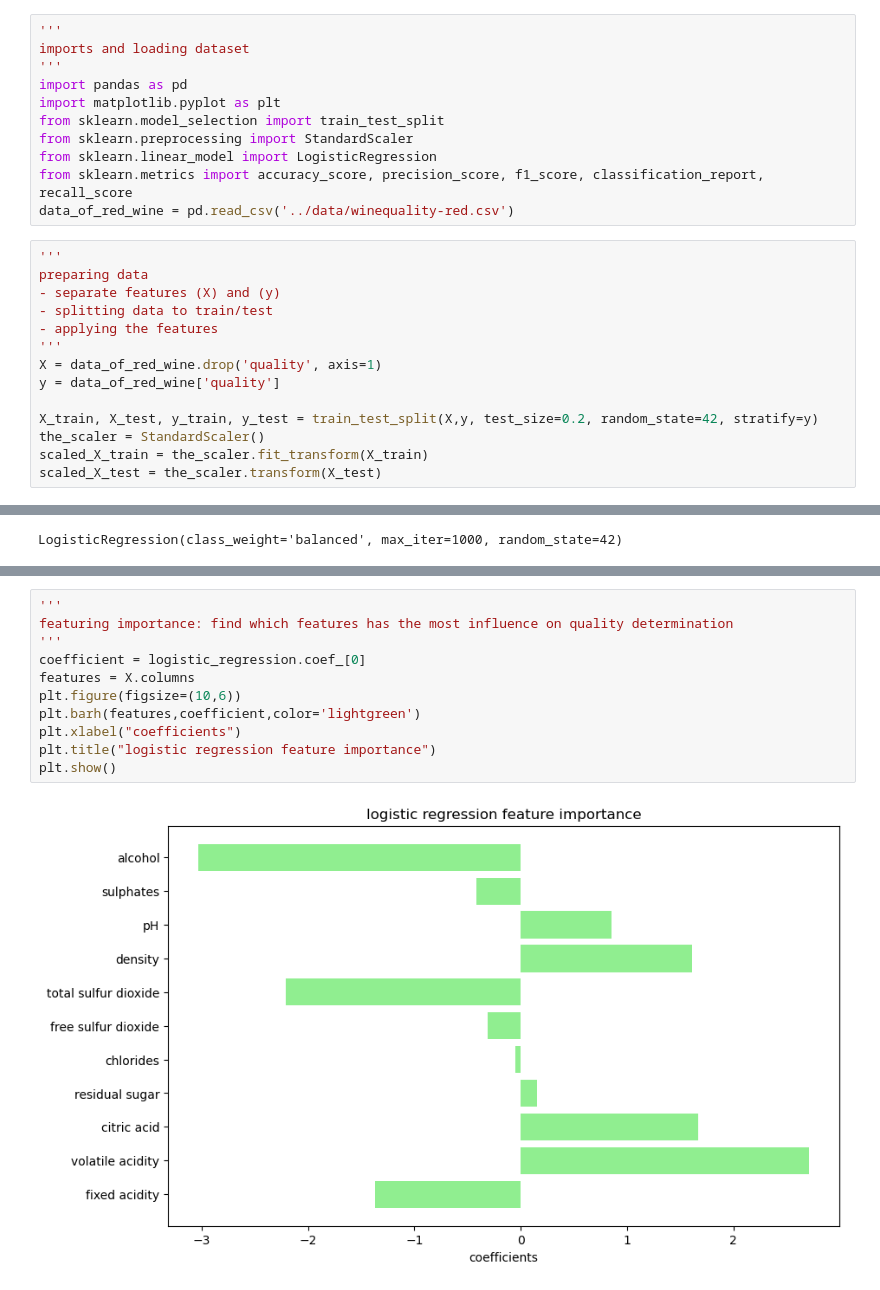
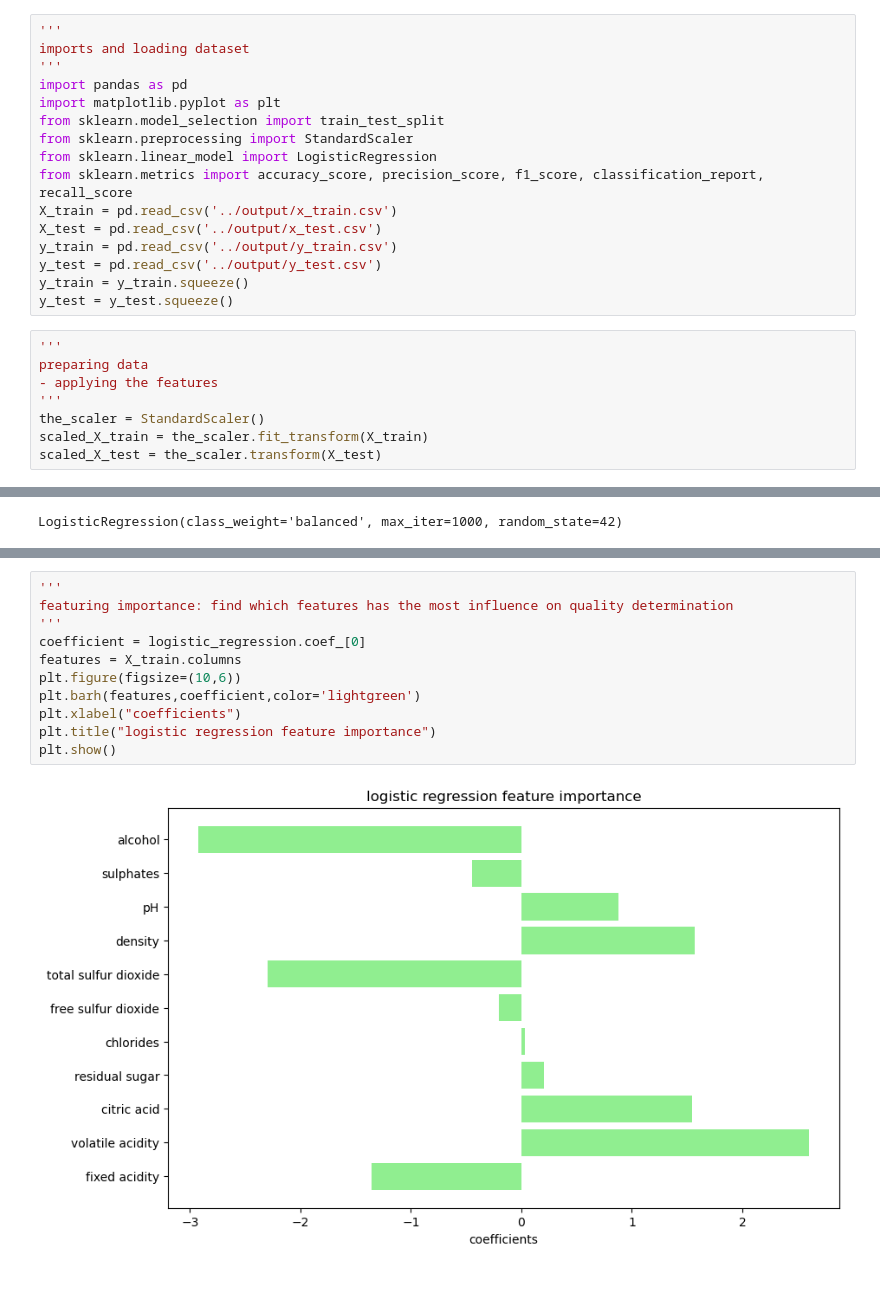
Before and after one commit to luanhoangle05/DATA221_PROJECT_RED_WINE_QUALITY_NEW, a Jupyter notebook: notebooks/02_logistic_regression.ipynb, the cells around one changed output, grey strips where cells are left out. Cells and saved outputs as stored; diff of their text form.

Commit message:
fixed eda and logistic to use new trained and cleaned wine data

```diff
--- a/notebooks/02_logistic_regression.ipynb
+++ b/notebooks/02_logistic_regression.ipynb
@@ -15,18 +15,17 @@ from sklearn.model_selection import train_test_split
 from sklearn.preprocessing import StandardScaler
 from sklearn.linear_model import LogisticRegression
 from sklearn.metrics import accuracy_score, precision_score, f1_score, classification_report, recall_score
-data_of_red_wine = pd.read_csv('../data/winequality-red.csv')
+X_train = pd.read_csv('../output/x_train.csv')
+X_test = pd.read_csv('../output/x_test.csv')
+y_train = pd.read_csv('../output/y_train.csv')
+y_test = pd.read_csv('../output/y_test.csv')
+y_train = y_train.squeeze()
+y_test = y_test.squeeze()
 # %%
 '''
 preparing data
-- separate features (X) and (y)
-- splitting data to train/test
 - applying the features
 '''
-X = data_of_red_wine.drop('quality', axis=1)
-y = data_of_red_wine['quality']
-
-X_train, X_test, y_train, y_test = train_test_split(X,y, test_size=0.2, random_state=42, stratify=y)
 the_scaler = StandardScaler()
 scaled_X_train = the_scaler.fit_transform(X_train)
 scaled_X_test = the_scaler.transform(X_test)
@@ -75,13 +74,13 @@ weighted avg       0.53      0.40      0.44       320
 # %%
 '''
 featuring importance: find which features has the most influence on quality determination
 '''
 coefficient = logistic_regression.coef_[0]
-features = X.columns
+features = X_train.columns
 plt.figure(figsize=(10,6))
 plt.barh(features,coefficient,color='lightgreen')
 plt.xlabel("coefficients")
 plt.title("logistic regression feature importance")
 plt.show()
 # %% [output]
-[figure, old version]
+[figure, new version]
```
Also changed, not shown: parts of 1 cell of this notebook, 5 other files.
